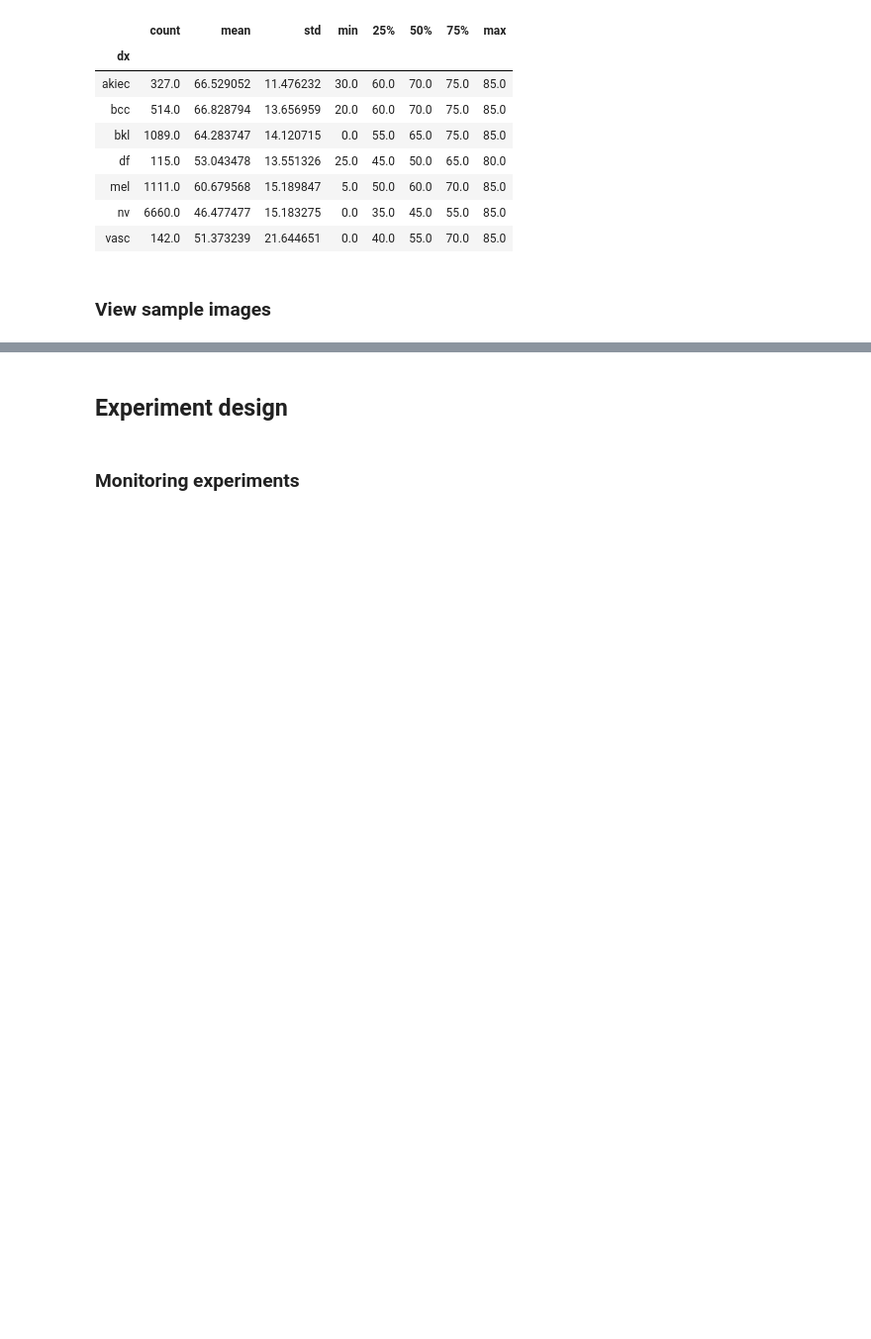
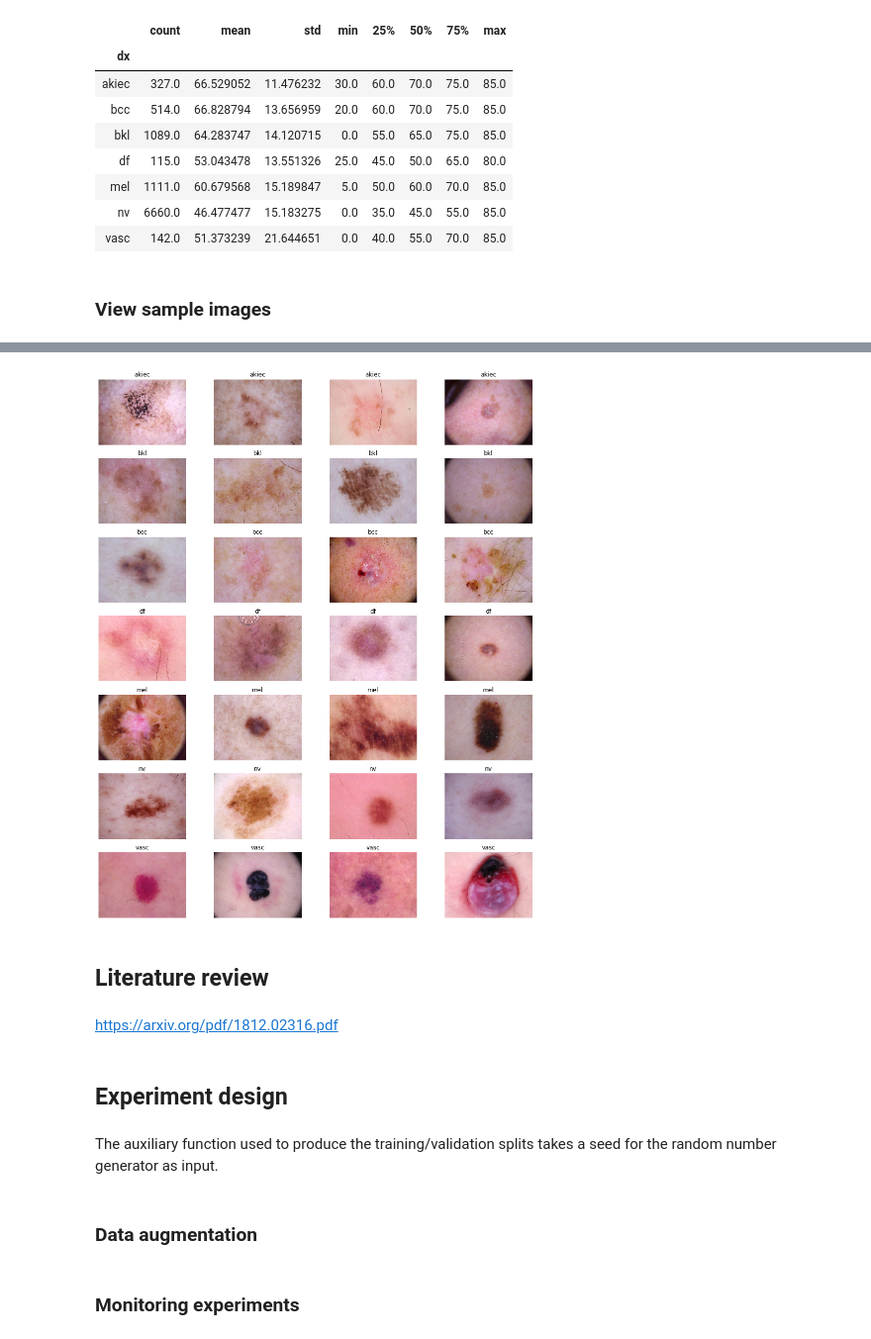
Before and after one commit to matteo-peltarion/classification-toolkit, a Jupyter notebook: notebooks/report.ipynb, the cells around one changed output, grey strips where cells are left out. Shown at 99% size. Saved outputs shown, nothing was run; the diff lists cells and outputs as text; code cells hidden in the pictures; blank space fills up the shorter version.

```diff
--- a/notebooks/report.ipynb
+++ b/notebooks/report.ipynb
@@ -91,4 +102,30 @@ annotation_df.groupby(LABEL_COLUMN)['age'].describe()
+# %%
+# Order so that classes that get confused are shown close to one another
+class_labels = ['akiec', 'bkl', 'bcc', 'df', 'mel', 'nv', 'vasc']
+# %%
+n_rows = len(class_labels)
+n_cols = 4
+
+f, axes = plt.subplots(n_rows, n_cols, figsize=(16, 20))
+
+for x, l in enumerate(class_labels):
+    samples4 = annotation_df[(annotation_df['dx'] == l)].sample(frac=1.0).iloc[:4]
+    for y, im_id in enumerate(samples4['image_id']):
+        img = plt.imread(os.path.join(DATA_FOLDER, "{}.jpg".format(im_id)))
+        axes[x, y].axis('off')
+        axes[x, y].imshow(img)
+        axes[x, y].set_title(l)
+# %% [output]
+[figure, added]
+# %% [markdown]
+## Literature review
+# %% [markdown]
+https://arxiv.org/pdf/1812.02316.pdf
 # %% [markdown]
 ## Experiment design
+# %% [markdown]
+The auxiliary function used to produce the training/validation splits takes a seed for the random number generator as input.
+# %% [markdown]
+### Data augmentation
 # %% [markdown]
 ### Monitoring experiments
```
Also changed, not shown: parts of 17 cells of this notebook.
